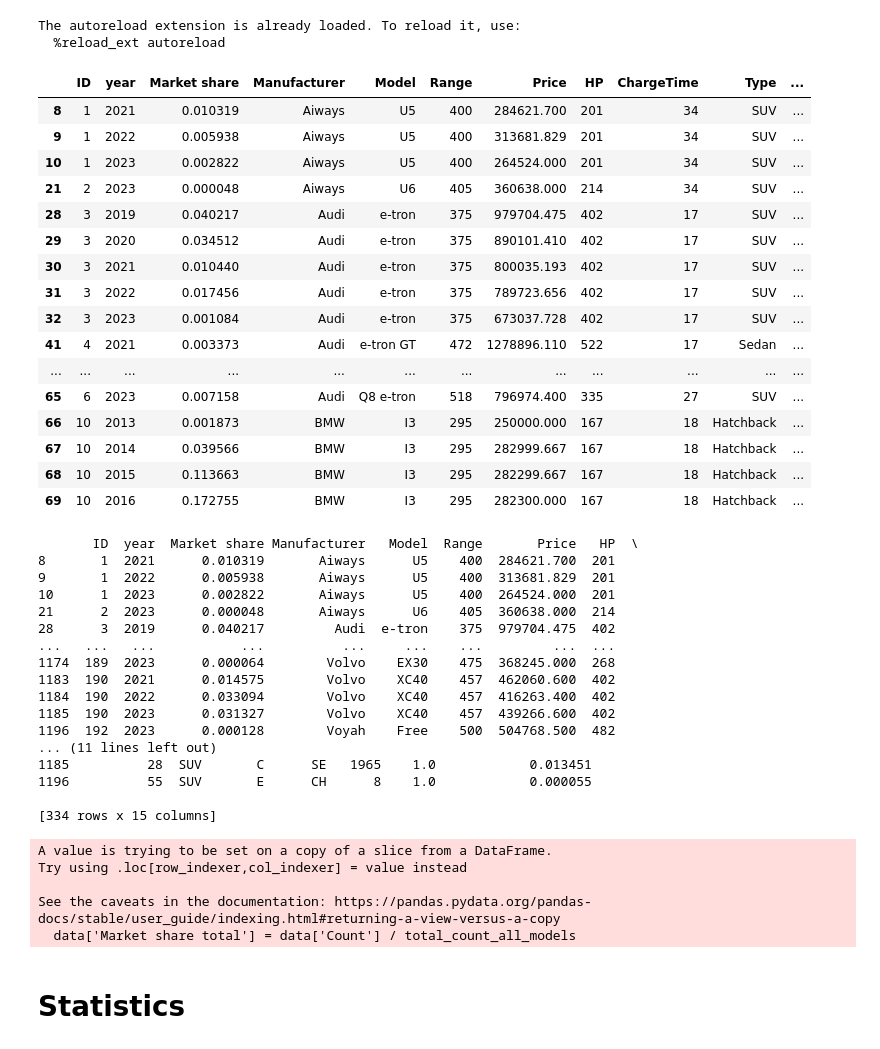
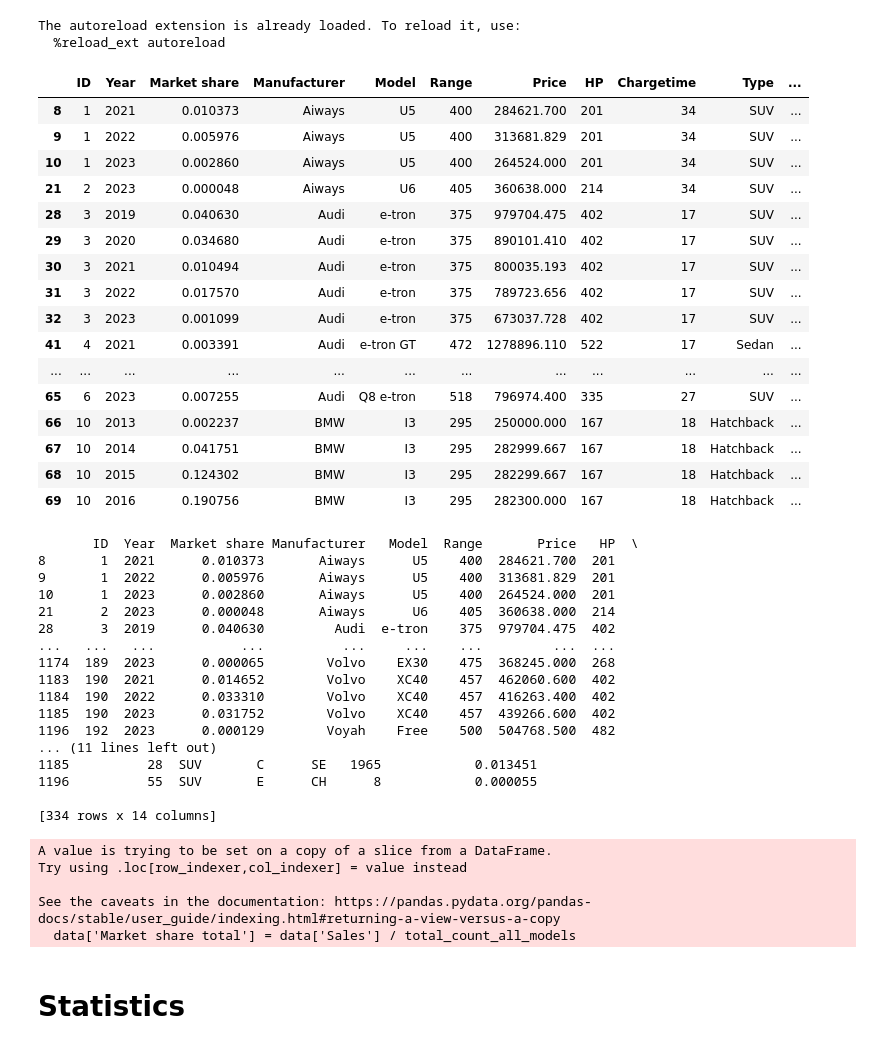
Before and after one commit to Mikkelbos/Bachelor, a Jupyter notebook: Statistics and Graphs.ipynb, the cells around one changed output. Cells and saved outputs as stored; diff of their text form; code cells hidden in the pictures.

```diff
--- a/Statistics and Graphs.ipynb
+++ b/Statistics and Graphs.ipynb
@@ -14,64 +14,61 @@ The autoreload extension is already loaded. To reload it, use:
   %reload_ext autoreload
 # %%
 df = pd.read_csv('dataset.csv')
-Nobs=df['ID'].count()
-df['const']=np.ones((Nobs,1))
-df.rename(columns={'Fast charge (min)':'ChargeTime'},inplace=True)
 data = df[df['Market share'] != 0]
 data.head(20)
 # %% [output]
-|  | ID | year | Market share | Manufacturer | Model | Range | Price | HP | ChargeTime | Type | ... |
-| 8 | 1 | 2021 | 0.010319 | Aiways | U5 | 400 | 284621.700 | 201 | 34 | SUV | ... |
-| 9 | 1 | 2022 | 0.005938 | Aiways | U5 | 400 | 313681.829 | 201 | 34 | SUV | ... |
-| 10 | 1 | 2023 | 0.002822 | Aiways | U5 | 400 | 264524.000 | 201 | 34 | SUV | ... |
+|  | ID | Year | Market share | Manufacturer | Model | Range | Price | HP | Chargetime | Type | ... |
+| 8 | 1 | 2021 | 0.010373 | Aiways | U5 | 400 | 284621.700 | 201 | 34 | SUV | ... |
+| 9 | 1 | 2022 | 0.005976 | Aiways | U5 | 400 | 313681.829 | 201 | 34 | SUV | ... |
+| 10 | 1 | 2023 | 0.002860 | Aiways | U5 | 400 | 264524.000 | 201 | 34 | SUV | ... |
 | 21 | 2 | 2023 | 0.000048 | Aiways | U6 | 405 | 360638.000 | 214 | 34 | SUV | ... |
-| 28 | 3 | 2019 | 0.040217 | Audi | e-tron | 375 | 979704.475 | 402 | 17 | SUV | ... |
-| 29 | 3 | 2020 | 0.034512 | Audi | e-tron | 375 | 890101.410 | 402 | 17 | SUV | ... |
-| 30 | 3 | 2021 | 0.010440 | Audi | e-tron | 375 | 800035.193 | 402 | 17 | SUV | ... |
-| 31 | 3 | 2022 | 0.017456 | Audi | e-tron | 375 | 789723.656 | 402 | 17 | SUV | ... |
-| 32 | 3 | 2023 | 0.001084 | Audi | e-tron | 375 | 673037.728 | 402 | 17 | SUV | ... |
-| 41 | 4 | 2021 | 0.003373 | Audi | e-tron GT | 472 | 1278896.110 | 522 | 17 | Sedan | ... |
+| 28 | 3 | 2019 | 0.040630 | Audi | e-tron | 375 | 979704.475 | 402 | 17 | SUV | ... |
+| 29 | 3 | 2020 | 0.034680 | Audi | e-tron | 375 | 890101.410 | 402 | 17 | SUV | ... |
+| 30 | 3 | 2021 | 0.010494 | Audi | e-tron | 375 | 800035.193 | 402 | 17 | SUV | ... |
+| 31 | 3 | 2022 | 0.017570 | Audi | e-tron | 375 | 789723.656 | 402 | 17 | SUV | ... |
+| 32 | 3 | 2023 | 0.001099 | Audi | e-tron | 375 | 673037.728 | 402 | 17 | SUV | ... |
+| 41 | 4 | 2021 | 0.003391 | Audi | e-tron GT | 472 | 1278896.110 | 522 | 17 | Sedan | ... |
 | ... | ... | ... | ... | ... | ... | ... | ... | ... | ... | ... | ... |
-| 65 | 6 | 2023 | 0.007158 | Audi | Q8 e-tron | 518 | 796974.400 | 335 | 27 | SUV | ... |
-| 66 | 10 | 2013 | 0.001873 | BMW | I3 | 295 | 250000.000 | 167 | 18 | Hatchback | ... |
-| 67 | 10 | 2014 | 0.039566 | BMW | I3 | 295 | 282999.667 | 167 | 18 | Hatchback | ... |
-| 68 | 10 | 2015 | 0.113663 | BMW | I3 | 295 | 282299.667 | 167 | 18 | Hatchback | ... |
-| 69 | 10 | 2016 | 0.172755 | BMW | I3 | 295 | 282300.000 | 167 | 18 | Hatchback | ... |
+| 65 | 6 | 2023 | 0.007255 | Audi | Q8 e-tron | 518 | 796974.400 | 335 | 27 | SUV | ... |
+| 66 | 10 | 2013 | 0.002237 | BMW | I3 | 295 | 250000.000 | 167 | 18 | Hatchback | ... |
+| 67 | 10 | 2014 | 0.041751 | BMW | I3 | 295 | 282999.667 | 167 | 18 | Hatchback | ... |
+| 68 | 10 | 2015 | 0.124302 | BMW | I3 | 295 | 282299.667 | 167 | 18 | Hatchback | ... |
+| 69 | 10 | 2016 | 0.190756 | BMW | I3 | 295 | 282300.000 | 167 | 18 | Hatchback | ... |
 # %%
 # Calculate the total count for all models
-total_count_all_models = data['Count'].sum()
+total_count_all_models = data['Sales'].sum()
 
 # Group by Model and sum the counts
-model_counts = data.groupby('Model')['Count'].sum()
+model_counts = data.groupby('Model')['Sales'].sum()
 
 # Calculate the market share proportion
-data['Market share total'] = data['Count'] / total_count_all_models
+data['Market share total'] = data['Sales'] / total_count_all_models
 
 # Print the modified DataFrame
 print(data)
 # %% [output]
-       ID  year  Market share Manufacturer   Model  Range       Price   HP  \
-8       1  2021      0.010319       Aiways      U5    400  284621.700  201
-9       1  2022      0.005938       Aiways      U5    400  313681.829  201
-10      1  2023      0.002822       Aiways      U5    400  264524.000  201
+       ID  Year  Market share Manufacturer   Model  Range       Price   HP  \
+8       1  2021      0.010373       Aiways      U5    400  284621.700  201
+9       1  2022      0.005976       Aiways      U5    400  313681.829  201
+10      1  2023      0.002860       Aiways      U5    400  264524.000  201
 21      2  2023      0.000048       Aiways      U6    405  360638.000  214
-28      3  2019      0.040217         Audi  e-tron    375  979704.475  402
+28      3  2019      0.040630         Audi  e-tron    375  979704.475  402
 ...   ...   ...           ...          ...     ...    ...         ...  ...
-1174  189  2023      0.000064        Volvo    EX30    475  368245.000  268
-1183  190  2021      0.014575        Volvo    XC40    457  462060.600  402
-1184  190  2022      0.033094        Volvo    XC40    457  416263.400  402
-1185  190  2023      0.031327        Volvo    XC40    457  439266.600  402
-1196  192  2023      0.000128        Voyah    Free    500  504768.500  482
+1174  189  2023      0.000065        Volvo    EX30    475  368245.000  268
+1183  190  2021      0.014652        Volvo    XC40    457  462060.600  402
+1184  190  2022      0.033310        Volvo    XC40    457  416263.400  402
+1185  190  2023      0.031752        Volvo    XC40    457  439266.600  402
+1196  192  2023      0.000129        Voyah    Free    500  504768.500  482
 ... (11 lines left out)
-1185          28  SUV       C      SE   1965    1.0            0.013451
-1196          55  SUV       E      CH      8    1.0            0.000055
+1185          28  SUV       C      SE   1965            0.013451
+1196          55  SUV       E      CH      8            0.000055
 
-[334 rows x 15 columns]
+[334 rows x 14 columns]
 A value is trying to be set on a copy of a slice from a DataFrame.
 Try using .loc[row_indexer,col_indexer] = value instead
 
 See the caveats in the documentation: https://pandas.pydata.org/pandas-docs/stable/user_guide/indexing.html#returning-a-view-versus-a-copy
-  data['Market share total'] = data['Count'] / total_count_all_models
+  data['Market share total'] = data['Sales'] / total_count_all_models
 # %% [markdown]
 # Statistics
 # %% [markdown]
```
Also changed, not shown: parts of 8 cells of this notebook.
